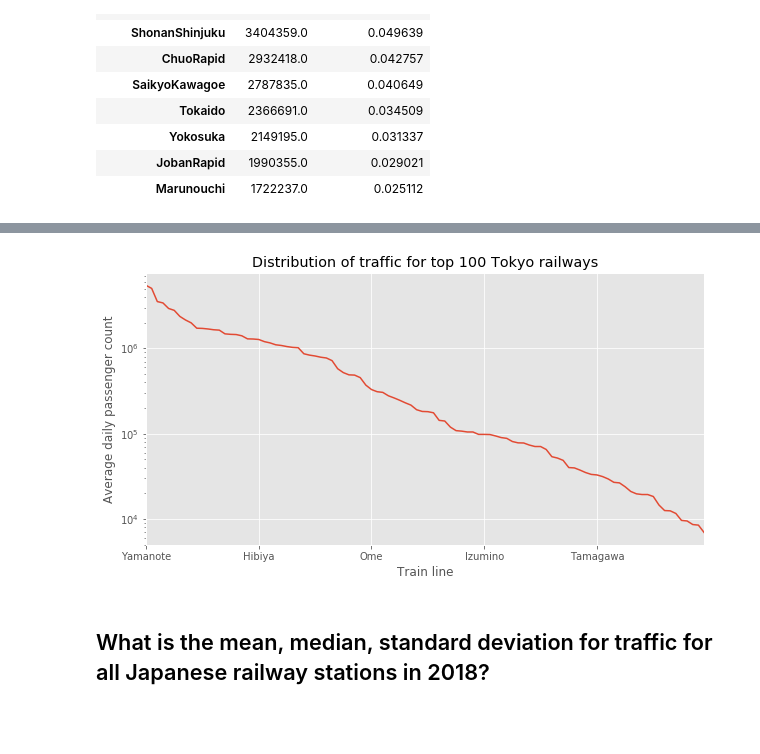
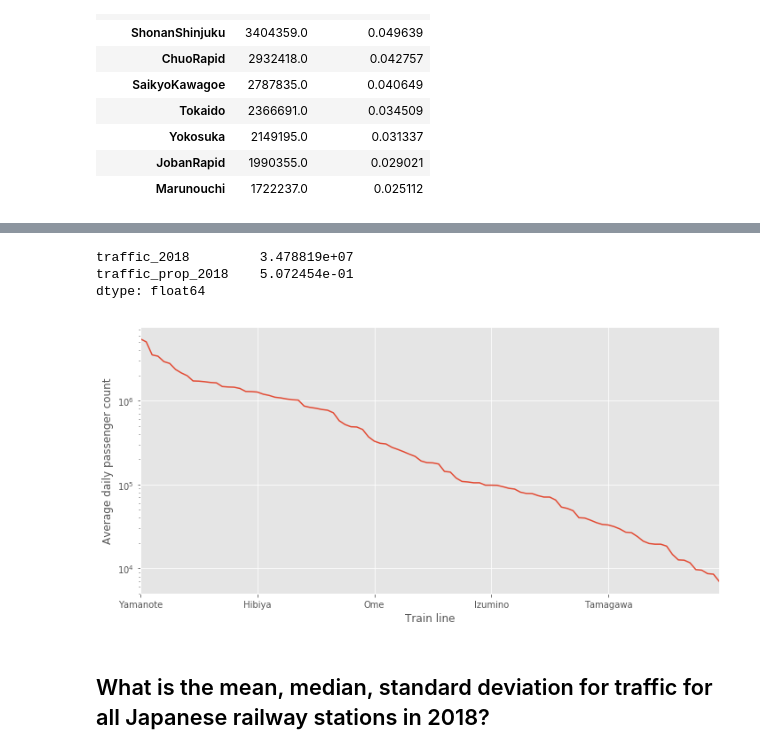
Before and after one commit to shoyo/tokyo-traffic, a Jupyter notebook: TokyoTrainTraffic.ipynb, the cells around one changed output, grey strips where cells are left out. Saved outputs shown, nothing was run; the diff lists cells and outputs as text; code cells hidden in the pictures; blank space fills up the shorter version.

```diff
--- a/TokyoTrainTraffic.ipynb
+++ b/TokyoTrainTraffic.ipynb
@@ -13,6 +7,10 @@ import matplotlib.style as style
 style.use('ggplot')
 import numpy as np
 import requests
+# %%
+def save_fig(fname):
+    plt.tight_layout()
+    plt.savefig(fname)
 # %% [markdown]
 ## Querying the API
 # %%
@@ -150,12 +193,17 @@ railway_by_traffic.head(10)
+# %%
+railway_by_traffic.head(12).sum()
+# %% [output]
+traffic_2018         3.478819e+07
+traffic_prop_2018    5.072454e-01
+dtype: float64
 # %%
 fig, ax = plt.subplots(figsize=(10, 5))
 railway_by_traffic.filter(['odpt:railway', 'traffic_2018']).head(100).plot(logy=True, legend=False, ax=ax)
-plt.title('Distribution of traffic for top 100 Tokyo railways')
 plt.xlabel('Train line')
 plt.ylabel('Average daily passenger count')
-plt.show()
+save_fig('dist_railway.png')
 # %% [output]
-[figure, old version]
+[figure, new version]
 # %% [markdown]
 ## What is the mean, median, standard deviation for traffic for all Japanese railway stations in 2018?
 # %%
```
Also changed, not shown: parts of 9 cells of this notebook, 1 other file.
